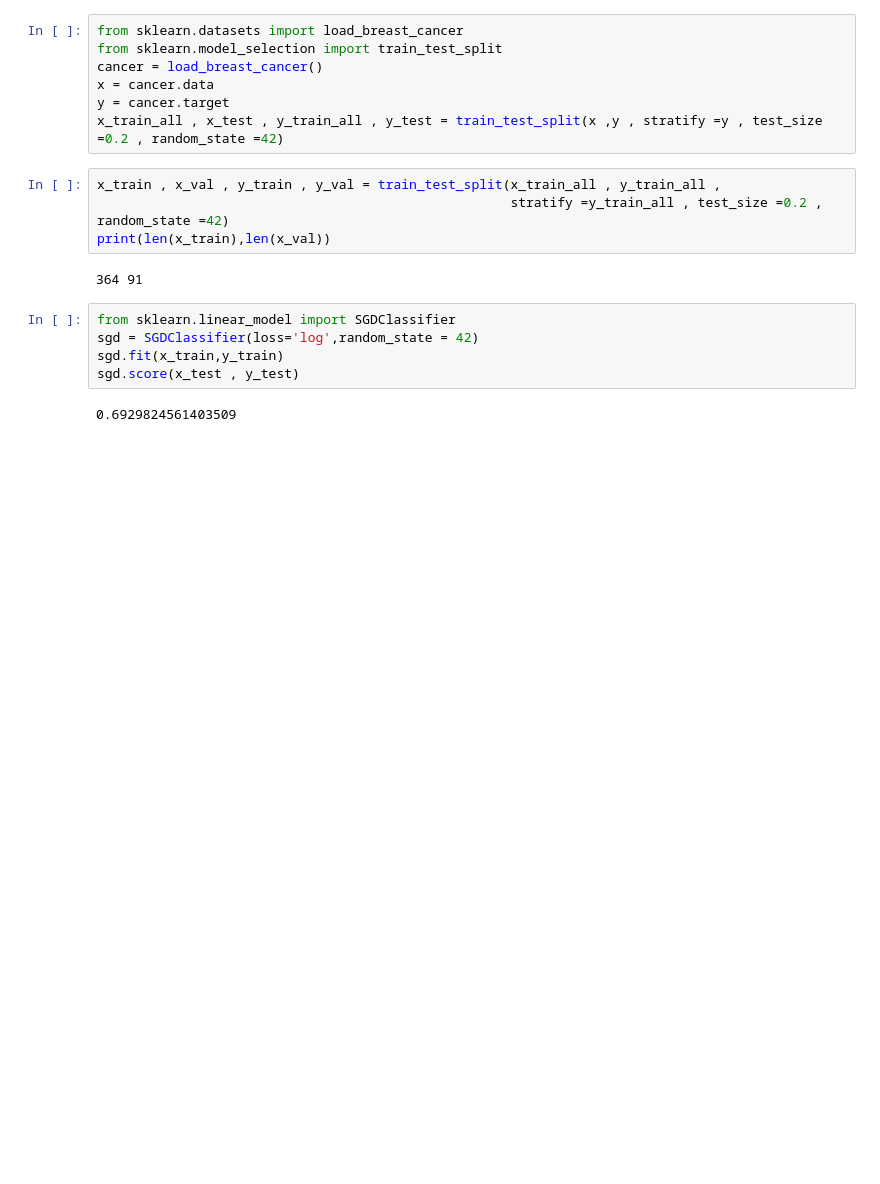
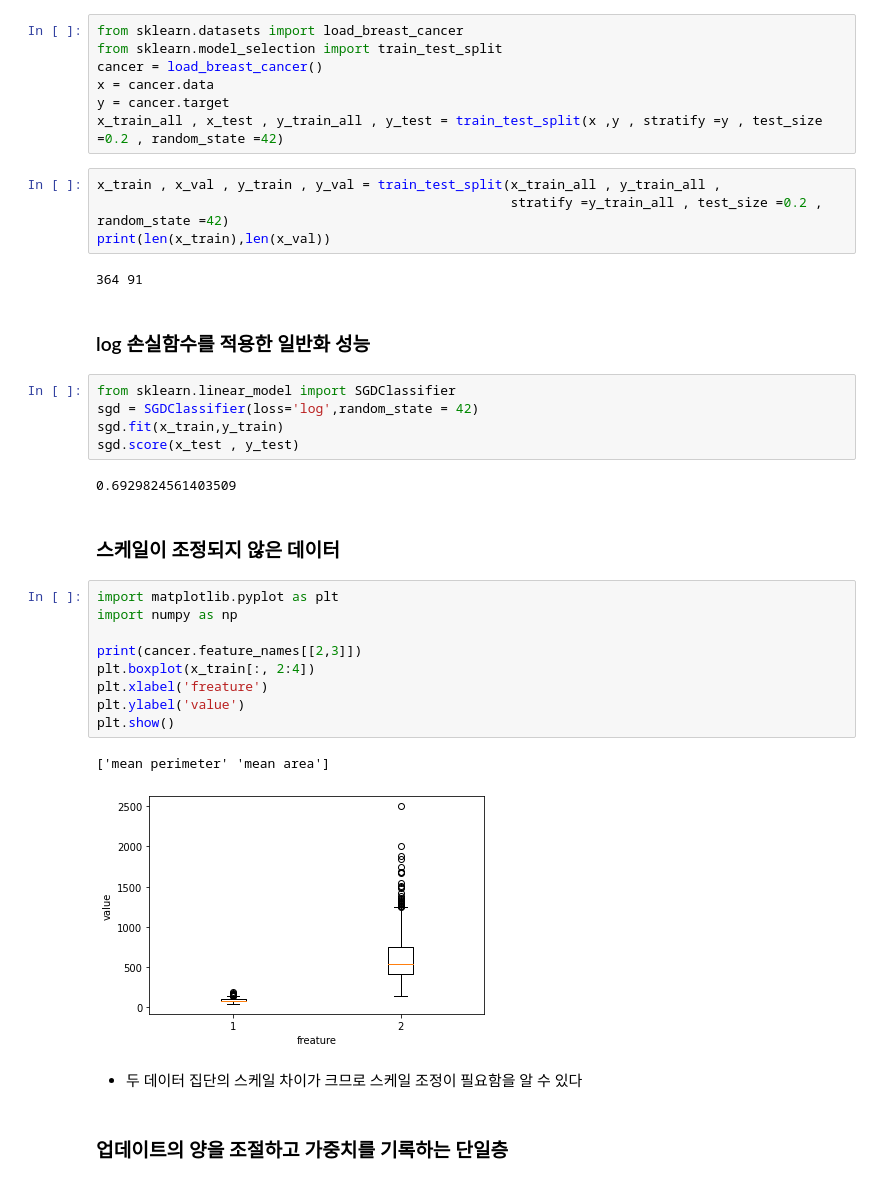
Before and after one commit to Dltmd202/DeepLearningStudy, a Jupyter notebook: DeepLearning.ipynb, the cells around one changed output. Cells and saved outputs as stored; diff of their text form; blank space fills up the shorter version.

```diff
--- a/DeepLearning.ipynb
+++ b/DeepLearning.ipynb
@@ -233,6 +256,8 @@ x_train , x_val , y_train , y_val = train_test_split(x_train_all , y_train_all ,
 print(len(x_train),len(x_val))
 # %% [output]
 364 91
+# %% [markdown]
+### log 손실함수를 적용한 일반화 성능
 # %%
 from sklearn.linear_model import SGDClassifier
 sgd = SGDClassifier(loss='log',random_state = 42)
@@ -240,3 +265,21 @@ sgd.fit(x_train,y_train)
 sgd.score(x_test , y_test)
 # %% [output]
 0.6929824561403509
+# %% [markdown]
+### 스케일이 조정되지 않은 데이터
+# %%
+import matplotlib.pyplot as plt
+import numpy as np
+
+print(cancer.feature_names[[2,3]])
+plt.boxplot(x_train[:, 2:4])
+plt.xlabel('freature')
+plt.ylabel('value')
+plt.show()
+# %% [output]
+['mean perimeter' 'mean area']
+[figure, added]
+# %% [markdown]
+* 두 데이터 집단의 스케일 차이가 크므로 스케일 조정이 필요함을 알 수 있다
+# %% [markdown]
+### 업데이트의 양을 조절하고 가중치를 기록하는 단일층
```
Also changed, not shown: parts of 25 cells of this notebook.
